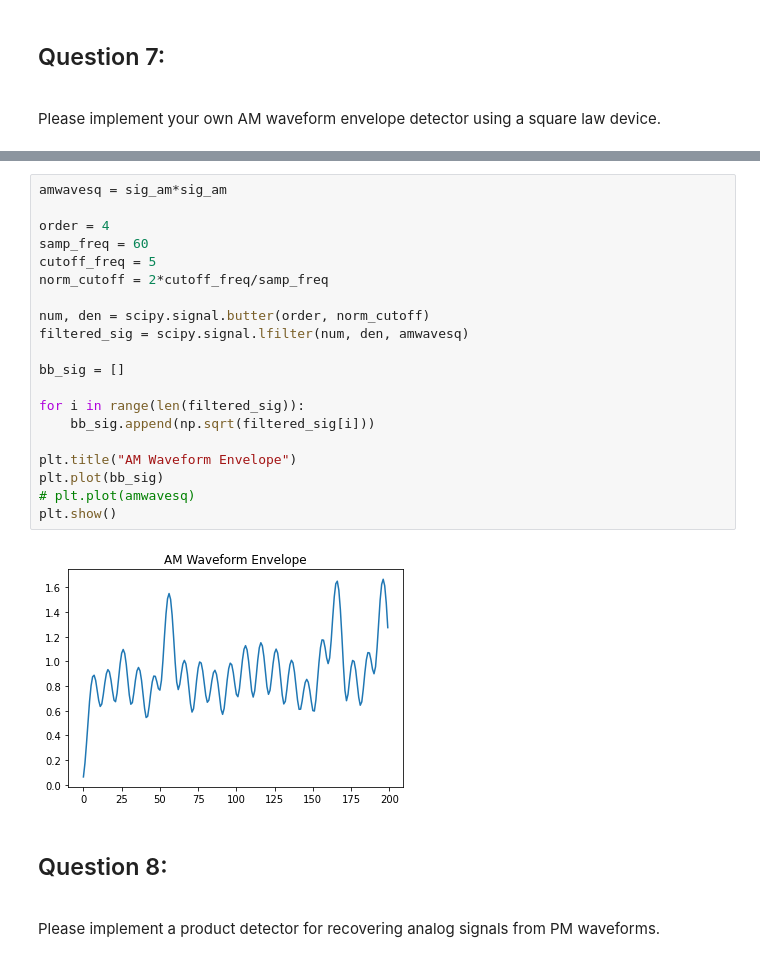
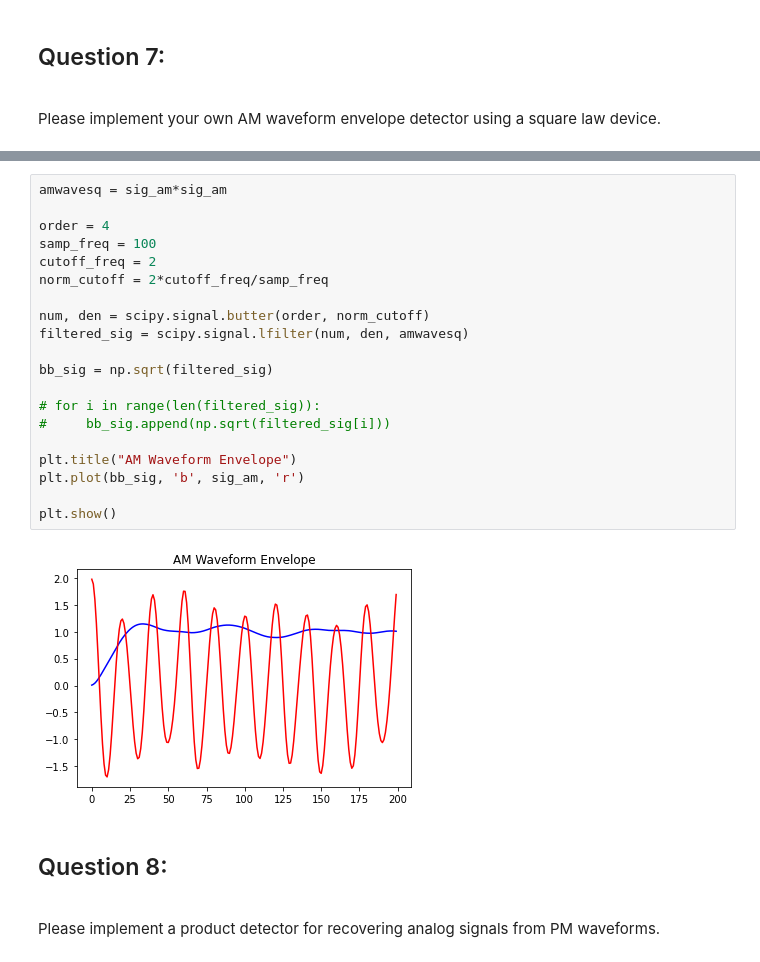
Before and after one commit to eewilliams-wpi/ECE3311_Team6, a Jupyter notebook: proj3_maya_111520.ipynb, the cells around one changed output, grey strips where cells are left out. Saved outputs shown, nothing was run; the diff lists cells and outputs as text.

```diff
--- a/proj3_maya_111520.ipynb
+++ b/proj3_maya_111520.ipynb
@@ -223,25 +254,25 @@ plt.show()
 # %%
 amwavesq = sig_am*sig_am
 
 order = 4
-samp_freq = 60
-cutoff_freq = 5
+samp_freq = 100
+cutoff_freq = 2
 norm_cutoff = 2*cutoff_freq/samp_freq
 
 num, den = scipy.signal.butter(order, norm_cutoff)
 filtered_sig = scipy.signal.lfilter(num, den, amwavesq)
 
-bb_sig = []
+bb_sig = np.sqrt(filtered_sig)
 
-for i in range(len(filtered_sig)):
-    bb_sig.append(np.sqrt(filtered_sig[i]))
+# for i in range(len(filtered_sig)):
+#     bb_sig.append(np.sqrt(filtered_sig[i]))
 
 plt.title("AM Waveform Envelope")
-plt.plot(bb_sig)
-# plt.plot(amwavesq)
+plt.plot(bb_sig, 'b', sig_am, 'r')
+
 plt.show()
 # %% [output]
-[figure, old version]
+[figure, new version]
 # %% [markdown]
 ## Question 8:
 <br> Please implement a product detector for recovering analog signals from PM waveforms.
```
Also changed, not shown: parts of 11 cells of this notebook.
